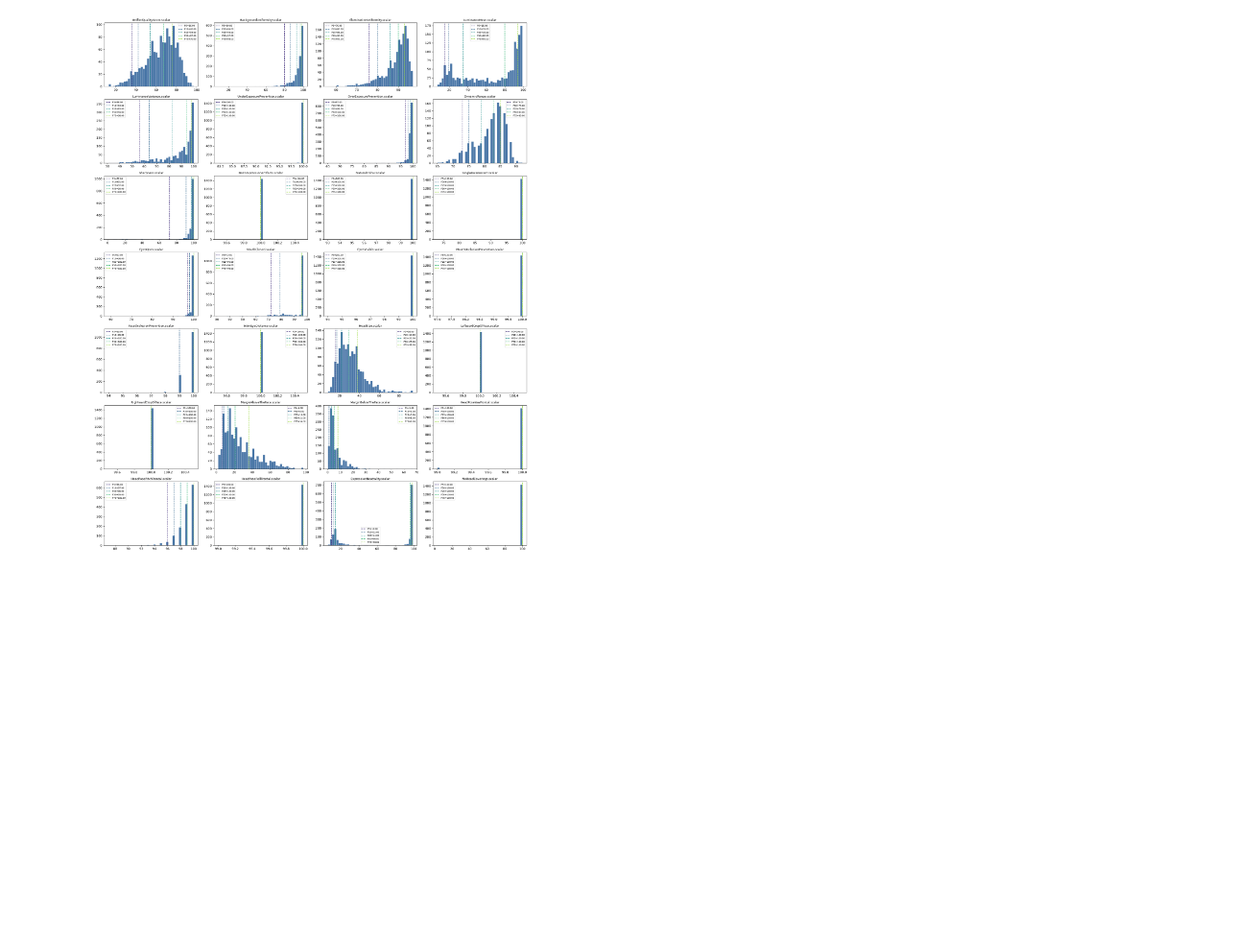
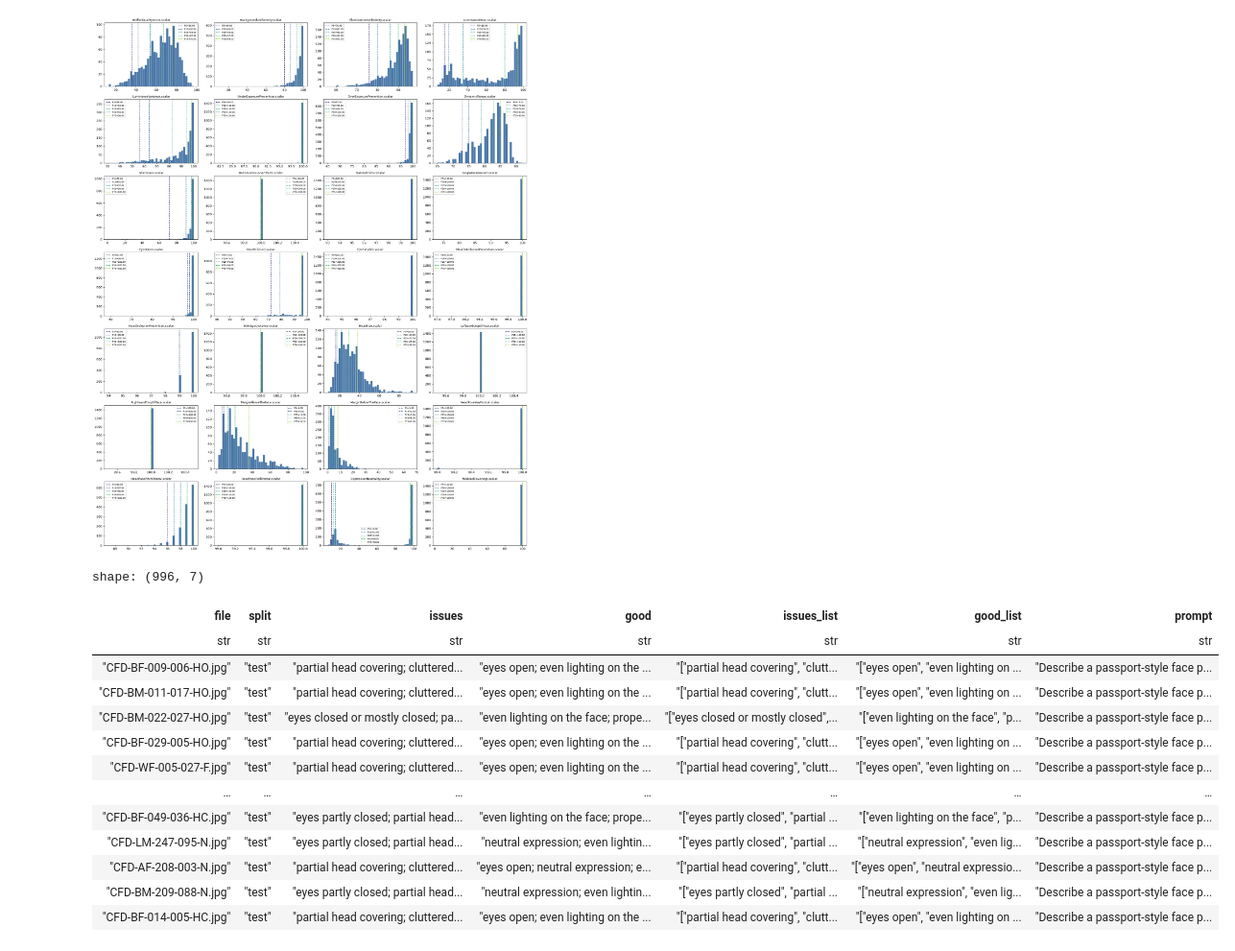
Before and after one commit to vramoscadavero/Thesis, a Jupyter notebook: notebooks/cfd_analysis.ipynb, the cells around one changed output. Shown at 96% size. Cells and saved outputs as stored; diff of their text form; code cells hidden in the pictures; blank space fills up the shorter version.

Commit message:
Added cfd prompt

```diff
--- a/notebooks/cfd_analysis.ipynb
+++ b/notebooks/cfd_analysis.ipynb
@@ -327,2 +327,28 @@ fig = hist_df(scalar)
 # %% [output]
 [figure]
+# %%
+prompt_path = Path('../data/cfd/prompt/prompt_cfd_soglie_glint.csv')
+prompt = pl.read_csv(
+    prompt_path,
+    separator=','
+)
+pl.Config.set_fmt_str_lengths(1000)
+pl.Config.set_tbl_cols(-1)
+
+
+prompt
+# %% [output]
+shape: (996, 7)
+| file | split | issues | good | issues_list | good_list | prompt |
+| str | str | str | str | str | str | str |
+| "CFD-BF-009-006-HO.jpg" | "test" | "partial head covering; cluttered... | "eyes open; even lighting on the ... | "["partial head covering", "clutt... | "["eyes open", "even lighting on ... | "Describe a passport-style face p... |
+| "CFD-BM-011-017-HO.jpg" | "test" | "partial head covering; cluttered... | "eyes open; even lighting on the ... | "["partial head covering", "clutt... | "["eyes open", "even lighting on ... | "Describe a passport-style face p... |
+| "CFD-BM-022-027-HO.jpg" | "test" | "eyes closed or mostly closed; pa... | "even lighting on the face; prope... | "["eyes closed or mostly closed",... | "["even lighting on the face", "p... | "Describe a passport-style face p... |
+| "CFD-BF-029-005-HO.jpg" | "test" | "partial head covering; cluttered... | "eyes open; even lighting on the ... | "["partial head covering", "clutt... | "["eyes open", "even lighting on ... | "Describe a passport-style face p... |
+| "CFD-WF-005-027-F.jpg" | "test" | "partial head covering; cluttered... | "eyes open; even lighting on the ... | "["partial head covering", "clutt... | "["eyes open", "even lighting on ... | "Describe a passport-style face p... |
+| … | … | … | … | … | … | … |
+| "CFD-BF-049-036-HC.jpg" | "test" | "eyes partly closed; partial head... | "even lighting on the face; prope... | "["eyes partly closed", "partial ... | "["even lighting on the face", "p... | "Describe a passport-style face p... |
+| "CFD-LM-247-095-N.jpg" | "test" | "eyes partly closed; partial head... | "neutral expression; even lightin... | "["eyes partly closed", "partial ... | "["neutral expression", "even lig... | "Describe a passport-style face p... |
+| "CFD-AF-208-003-N.jpg" | "test" | "partial head covering; cluttered... | "eyes open; neutral expression; e... | "["partial head covering", "clutt... | "["eyes open", "neutral expressio... | "Describe a passport-style face p... |
+| "CFD-BM-209-088-N.jpg" | "test" | "eyes partly closed; partial head... | "neutral expression; even lightin... | "["eyes partly closed", "partial ... | "["neutral expression", "even lig... | "Describe a passport-style face p... |
+| "CFD-BF-014-005-HC.jpg" | "test" | "partial head covering; cluttered... | "eyes open; even lighting on the ... | "["partial head covering", "clutt... | "["eyes open", "even lighting on ... | "Describe a passport-style face p... |
```
Also changed, not shown: parts of 2 cells of this notebook, 2 other files.
